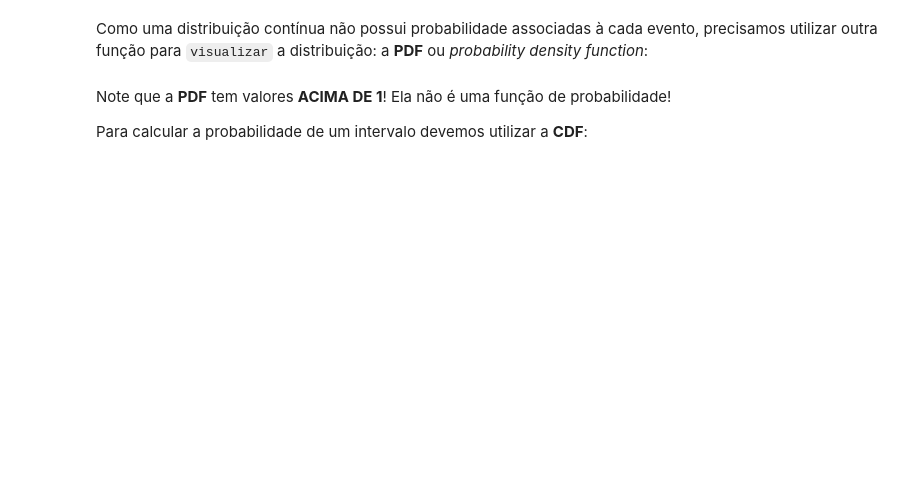
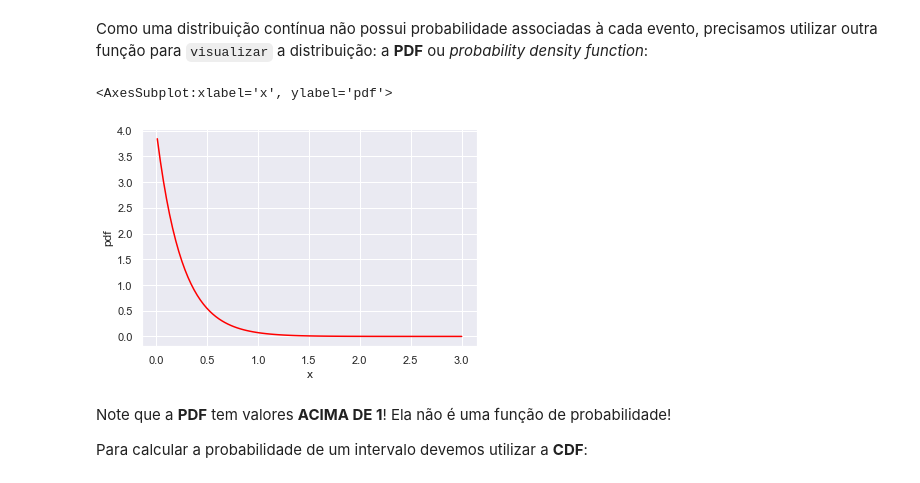
Before and after one commit to pedroteche-ih/79_PT_JUN2022, a Jupyter notebook: aulas/79 DA PT JUN-2022 Probabilidade.ipynb, the cells around one changed output. Drawn from its saved outputs; the diff is of its cells as text; code cells hidden in the pictures; blank space fills up the shorter version.

```diff
--- a/aulas/79 DA PT JUN-2022 Probabilidade.ipynb
+++ b/aulas/79 DA PT JUN-2022 Probabilidade.ipynb
@@ -470,9 +725,12 @@ dist_exp = sp.stats.expon(scale=1 / lamb)
 # %% [markdown]
 Como uma distribuição contínua não possui probabilidade associadas à cada evento, precisamos utilizar outra função para `visualizar` a distribuição: a **PDF** ou *probability density function*:
 # %%
-tb_expon = pd.DataFrame({"x": np.linspace(0.01, 2, 100)})
+tb_expon = pd.DataFrame({"x": np.linspace(0.01, 3, 100)})
 tb_expon["pdf"] = tb_expon["x"].map(dist_exp.pdf)
-sns.lineplot(x=x, y=y, color="red")
+sns.lineplot(data = tb_expon, x='x', y='pdf', color="red")
+# %% [output]
+<AxesSubplot:xlabel='x', ylabel='pdf'>
+[figure, added]
 # %% [markdown]
 Note que a **PDF** tem valores **ACIMA DE 1**! Ela não é uma função de probabilidade!
 
```
Also changed, not shown: parts of 86 cells of this notebook, 2 other files.
